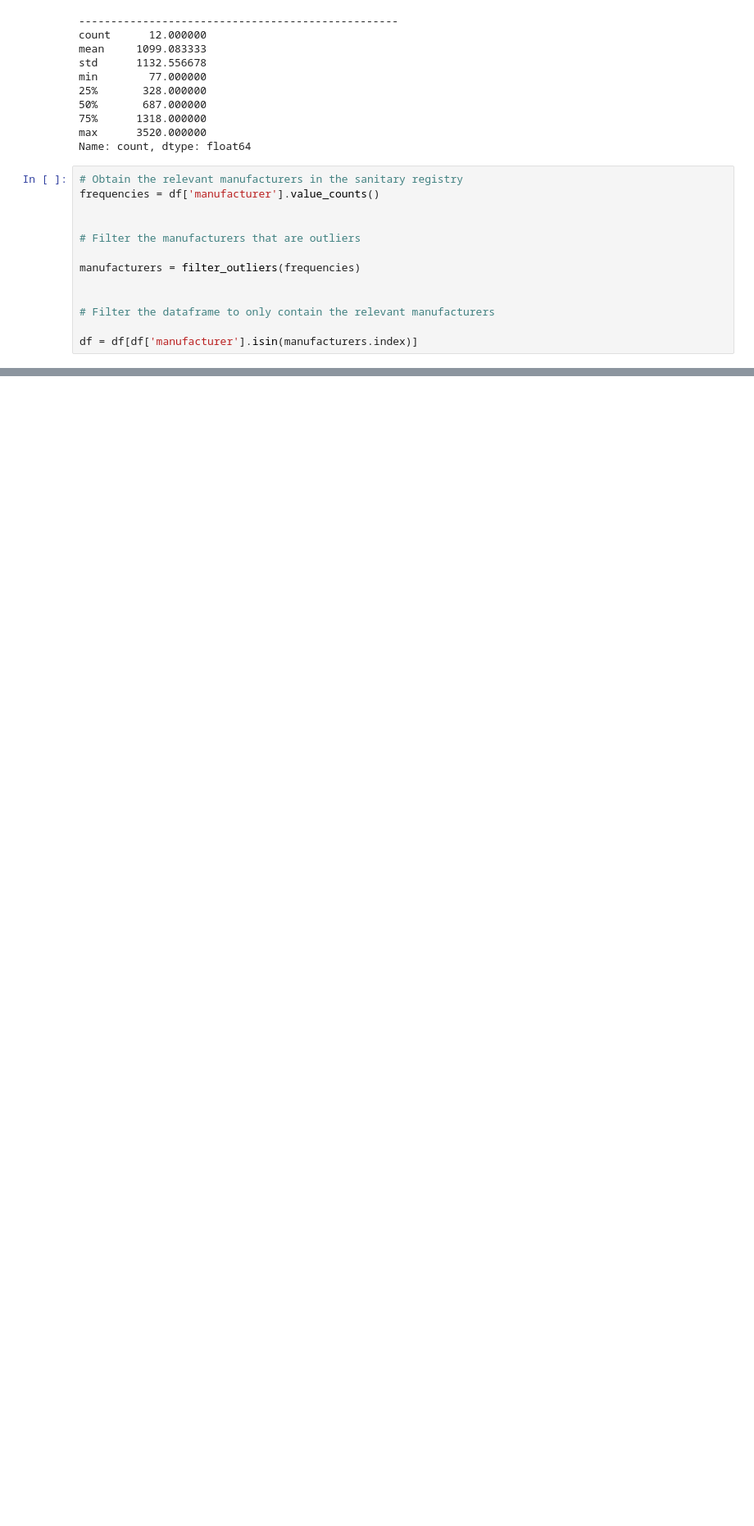
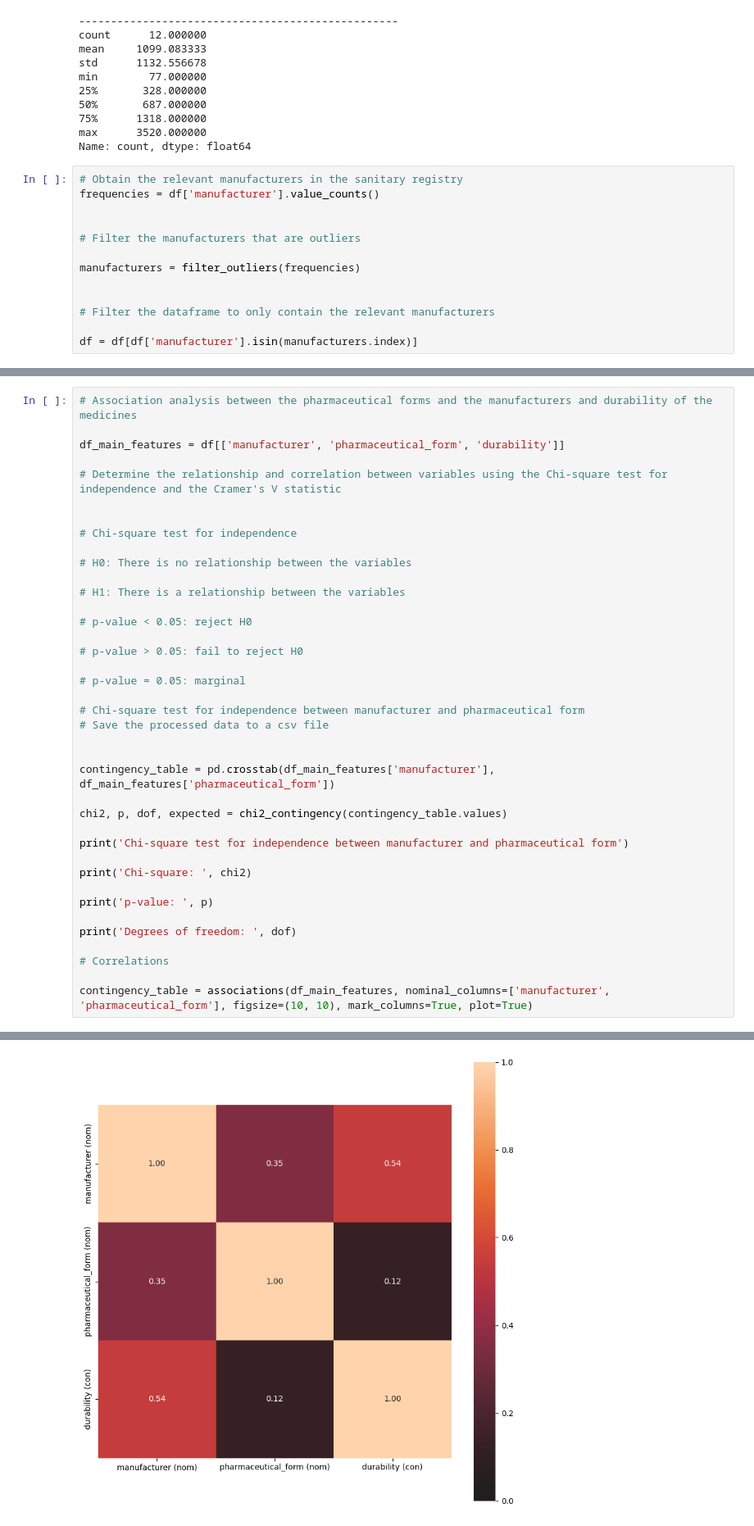
Before and after one commit to Carlos0934/sanitary-registry-of-medicines-dr, a Jupyter notebook: src/analysis.ipynb, the cells around one changed output, grey strips where cells are left out. Shown at 82% size. Cells and saved outputs as stored; diff of their text form; blank space fills up the shorter version.

```diff
--- a/src/analysis.ipynb
+++ b/src/analysis.ipynb
@@ -106,3 +97,43 @@ max      2019.000000
 max      570.000000
 Name: count, dtype: float64
 --------------------------------------------------
+# %%
+# Association analysis between the pharmaceutical forms and the manufacturers and durability of the medicines
+
+df_main_features = df[['manufacturer', 'pharmaceutical_form', 'durability']]
+
+# Determine the relationship and correlation between variables using the Chi-square test for independence and the Cramer's V statistic
+
+
+# Chi-square test for independence
+
+# H0: There is no relationship between the variables
+
+# H1: There is a relationship between the variables
+
+# p-value < 0.05: reject H0
+
+# p-value > 0.05: fail to reject H0
+
+# p-value = 0.05: marginal
+
+# Chi-square test for independence between manufacturer and pharmaceutical form
+# Save the processed data to a csv file
+
+
+contingency_table = pd.crosstab(df_main_features['manufacturer'], df_main_features['pharmaceutical_form'])
+
+chi2, p, dof, expected = chi2_contingency(contingency_table.values)
+
+print('Chi-square test for independence between manufacturer and pharmaceutical form')
+
+print('Chi-square: ', chi2)
+
+print('p-value: ', p)
+
+print('Degrees of freedom: ', dof)
+
+# Correlations
+
+contingency_table = associations(df_main_features, nominal_columns=['manufacturer', 'pharmaceutical_form'], figsize=(10, 10), mark_columns=True, plot=True)
+# %% [output]
@@ -108,0 +144 @@ Name: count, dtype: float64
+[figure, added]
```
Also changed, not shown: parts of 4 cells of this notebook, 7 other files.
